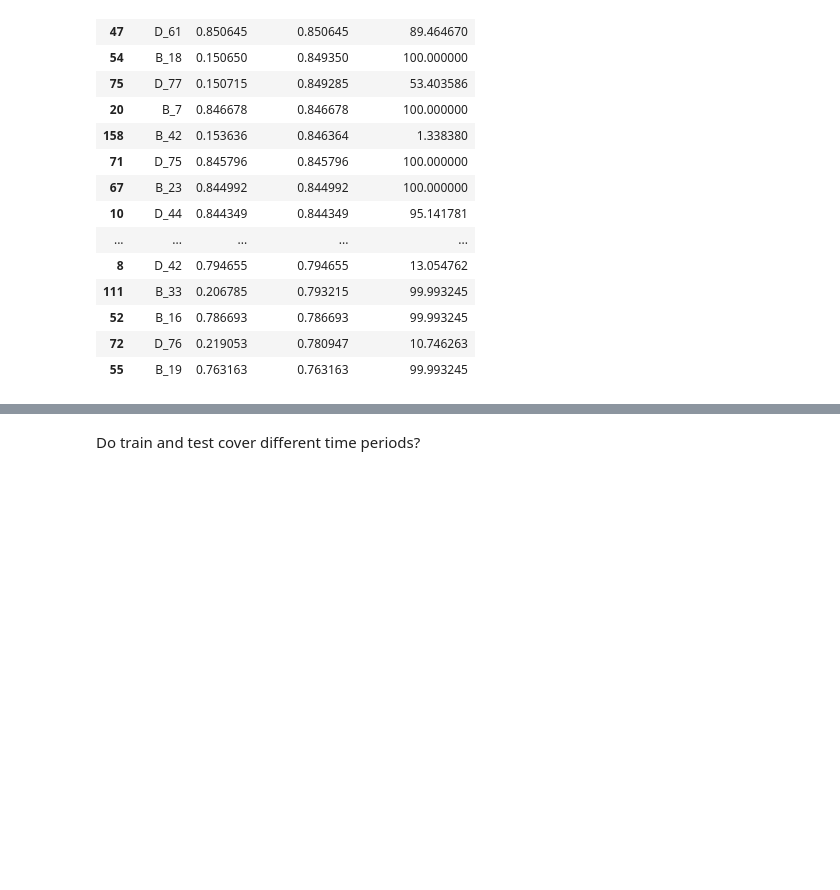
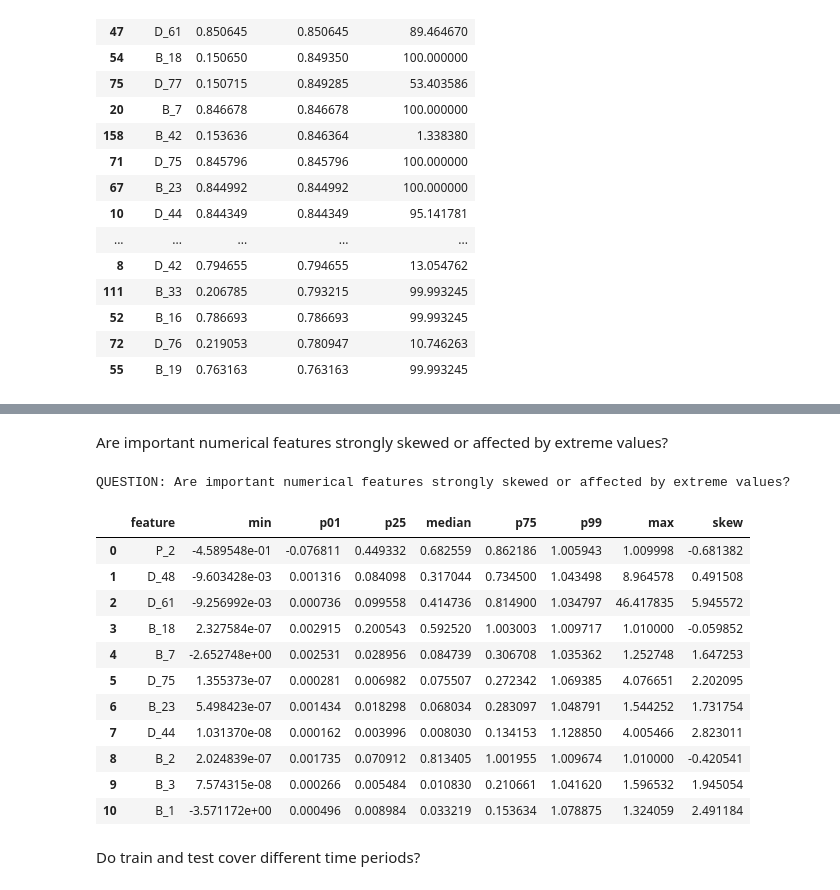
Before and after one commit to kpolonska/deep-learning-assignment-1, a Jupyter notebook: notebooks/eda.ipynb, the cells around one changed output, grey strips where cells are left out. Cells and saved outputs as stored; diff of their text form; code cells hidden in the pictures; blank space fills up the shorter version.

Commit message:
add more questions

```diff
--- a/notebooks/eda.ipynb
+++ b/notebooks/eda.ipynb
@@ -451,3 +638,62 @@ QUESTION: Which numerical features individually separate defaults best?
+# %% [markdown]
+Are important numerical features strongly skewed or affected by extreme values?
+# %%
+print(
+    "QUESTION: Are important numerical features "
+    "strongly skewed or affected by extreme values?"
+)
+
+features = [
+    "P_2",
+    "D_48",
+    "D_61",
+    "B_18",
+    "B_7",
+    "D_75",
+    "B_23",
+    "D_44",
+    "B_2",
+    "B_3",
+    "B_1"
+]
+
+distribution_summary = []
+
+for col in features:
+
+    x = latest[col].dropna()
+
+    distribution_summary.append({
+        "feature": col,
+        "min": x.min(),
+        "p01": x.quantile(0.01),
+        "p25": x.quantile(0.25),
+        "median": x.median(),
+        "p75": x.quantile(0.75),
+        "p99": x.quantile(0.99),
+        "max": x.max(),
+        "skew": x.skew()
+    })
+
+distribution_summary = pd.DataFrame(
+    distribution_summary
+)
+
+display(distribution_summary)
+# %% [output]
+QUESTION: Are important numerical features strongly skewed or affected by extreme values?
+|  | feature | min | p01 | p25 | median | p75 | p99 | max | skew |
+| 0 | P_2 | -4.589548e-01 | -0.076811 | 0.449332 | 0.682559 | 0.862186 | 1.005943 | 1.009998 | -0.681382 |
+| 1 | D_48 | -9.603428e-03 | 0.001316 | 0.084098 | 0.317044 | 0.734500 | 1.043498 | 8.964578 | 0.491508 |
+| 2 | D_61 | -9.256992e-03 | 0.000736 | 0.099558 | 0.414736 | 0.814900 | 1.034797 | 46.417835 | 5.945572 |
+| 3 | B_18 | 2.327584e-07 | 0.002915 | 0.200543 | 0.592520 | 1.003003 | 1.009717 | 1.010000 | -0.059852 |
+| 4 | B_7 | -2.652748e+00 | 0.002531 | 0.028956 | 0.084739 | 0.306708 | 1.035362 | 1.252748 | 1.647253 |
+| 5 | D_75 | 1.355373e-07 | 0.000281 | 0.006982 | 0.075507 | 0.272342 | 1.069385 | 4.076651 | 2.202095 |
+| 6 | B_23 | 5.498423e-07 | 0.001434 | 0.018298 | 0.068034 | 0.283097 | 1.048791 | 1.544252 | 1.731754 |
+| 7 | D_44 | 1.031370e-08 | 0.000162 | 0.003996 | 0.008030 | 0.134153 | 1.128850 | 4.005466 | 2.823011 |
+| 8 | B_2 | 2.024839e-07 | 0.001735 | 0.070912 | 0.813405 | 1.001955 | 1.009674 | 1.010000 | -0.420541 |
+| 9 | B_3 | 7.574315e-08 | 0.000266 | 0.005484 | 0.010830 | 0.210661 | 1.041620 | 1.596532 | 1.945054 |
+| 10 | B_1 | -3.571172e+00 | 0.000496 | 0.008984 | 0.033219 | 0.153634 | 1.078875 | 1.324059 | 2.491184 |
 # %% [markdown]
 Do train and test cover different time periods?
 # %%
```
Also changed, not shown: parts of 10 cells of this notebook.
